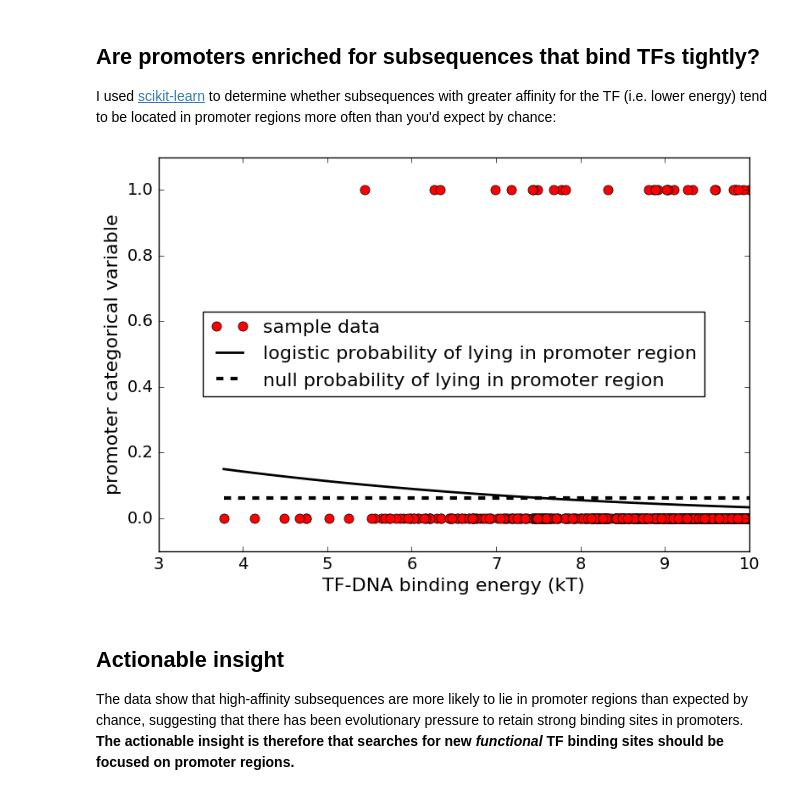
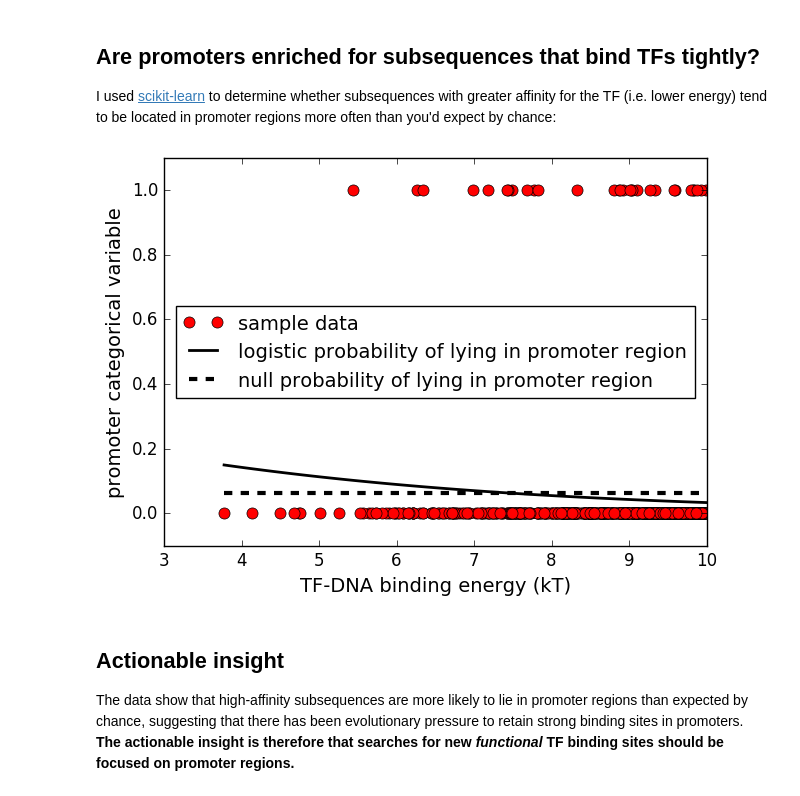
Before and after one commit to petermchale/yeast_bioinformatics, a Jupyter notebook: analysis.ipynb, the cells around one changed output. Cells and saved outputs as stored; diff of their text form; code cells hidden in the pictures.

```diff
--- a/analysis.ipynb
+++ b/analysis.ipynb
@@ -133,8 +133,8 @@ from auxFunctions import binList
 
 energyBins, numberSites = binList(TFBS['TF-DNA binding energy'], xMin=-5.0, xMax=50, binWidth=0.25)
 
-fontsize = 16
-fontsize_tick = 14
+fontsize = 14
+fontsize_tick = 12
 fig = plt.figure(figsize=(7,5), facecolor='w')
 ax = fig.add_subplot(111)
 ax.plot(energyBins, numberSites, linewidth=0, marker='s', markersize=8, color='red')
@@ -280,7 +280,7 @@ energies = TFBS_high_affinity['TF-DNA binding energy']
 categories = TFBS_high_affinity['promoter categorical variable']
 
 # sample data
-fig = plt.figure(figsize=(9,6), facecolor='w')
+fig = plt.figure(figsize=(7,5), facecolor='w')
 ax = fig.add_subplot(111)
 ax.plot(energies, categories,
         linewidth=0, marker='o', markersize=8, color='red', label='sample data')
@@ -289,34 +289,34 @@ ax.set_ylabel('promoter categorical variable', fontsize=fontsize)
 ax.tick_params(axis='both', which='major', labelsize=fontsize_tick)
 ax.set_ylim(-0.1, 1.1)
 
 # logistic regression
 from sklearn.linear_model import LogisticRegression
 lr = LogisticRegression()
 energies_rs = energies.values.reshape((len(energies),1))
 lr.fit(energies_rs, categories)
 x = np.linspace(energies.min(),energies.max())
 x_rs = x.reshape((len(x), 1))
 probs = lr.predict_proba(x_rs)
 ax.plot(x, probs[:,1], linewidth=2, marker=None, color='black',
         label='logistic probability of lying in promoter region')
 
 # probability that a randomly choosen site lies in a promoter
 number_promoters, number_cols = promoters.shape
 promoter_size = len(promoters['promoter sequence'][0])
 promoter_size_summed_over_chromosome = number_promoters*promoter_size
 chromosome_size = len(chromosome)
 null_probability_of_random_bp_lying_in_promoter = float(promoter_size_summed_over_chromosome)/float(chromosome_size)
 ax.plot([x.min(), x.max()],
         [null_probability_of_random_bp_lying_in_promoter,
          null_probability_of_random_bp_lying_in_promoter],
         'r--',
         linewidth=3, marker=None, color='black',
         label='null probability of lying in promoter region')
 
 # label the plot
 legend = ax.legend(loc='center', fontsize=fontsize)
 # %% [output]
-[figure, old version]
+[figure, new version]
 # %% [markdown]
 ## Actionable insight
 
```
Also changed, not shown: parts of 1 cell of this notebook.
